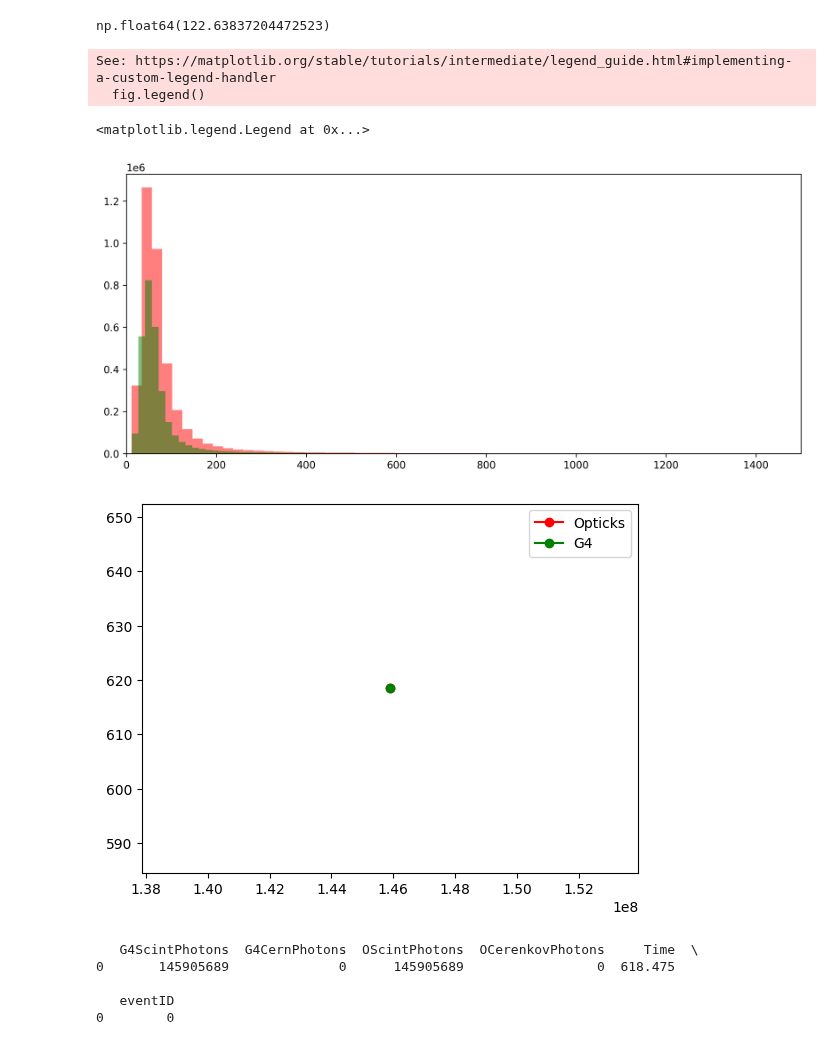
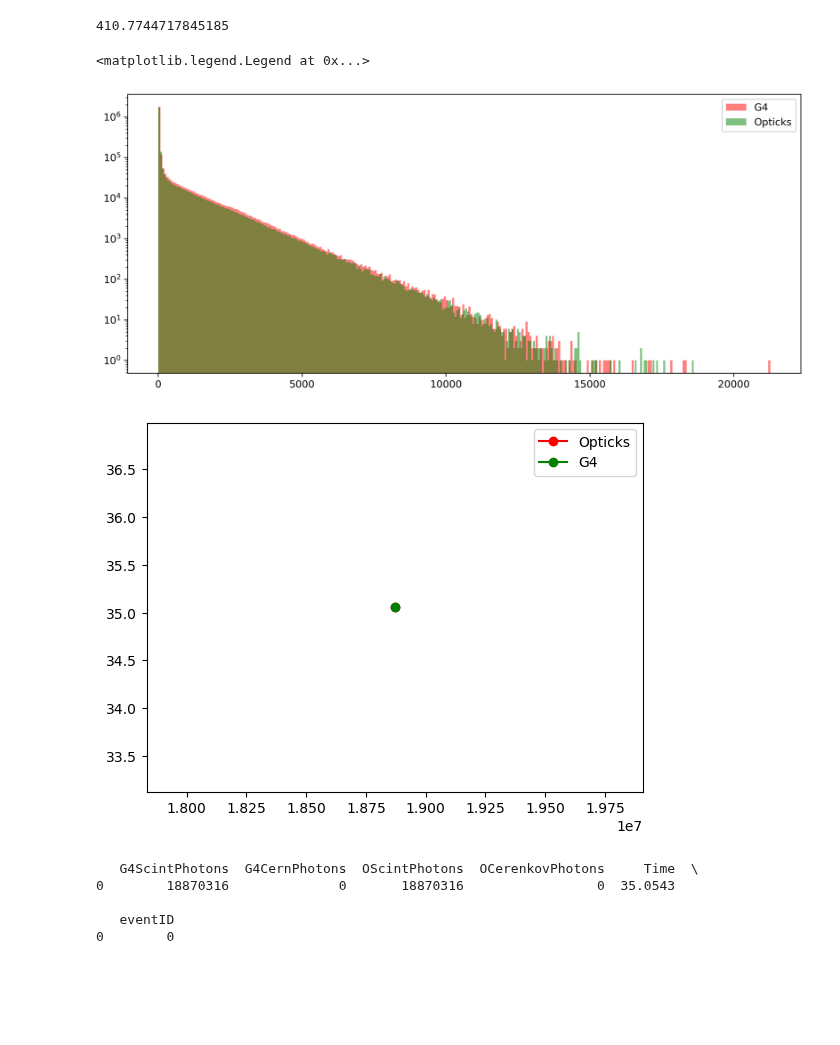
Before and after one commit to nuRiceLab/OpticalSims, a Jupyter notebook: Analysis/G4andOpticksHitsTest.ipynb, the cells around one changed output. Saved outputs shown, nothing was run; the diff lists cells and outputs as text; code cells hidden in the pictures; blank space fills up the shorter version.

```diff
--- a/Analysis/G4andOpticksHitsTest.ipynb
+++ b/Analysis/G4andOpticksHitsTest.ipynb
@@ -66,13 +29,21 @@ def rewrite_geant4_csv_header(input_path, output_path):
             outfile.write(line)
 
 def Getinfo(f1,f2):
-    rewrite_geant4_csv_header(f1,f2)
+    if(f1!=""):
+        rewrite_geant4_csv_header(f1,f2)
     return pd.read_csv(f2)
 # %%
-Folder="build_G4Opticks"
-G4Result=Getinfo(f"../{Folder}/out_nt_Geant4Hits_t0.csv", "Geant4Hits_clean.csv")
-OptResult=Getinfo(f"../{Folder}/out_nt_OpticksHits_t0.csv", "OpticksHits_clean.csv")
-PhotonInfo=Getinfo(f"../{Folder}/out_nt_PhotonInfo_t0.csv", "PhotonInfo_clean.csv")
+Folder="build"
+particle="electron_3GeV"
+isConvert=True
+if(isConvert):
+    G4Result=Getinfo(f"../{Folder}/out_nt_Geant4Hits_t0.csv", f"Test_Geant4Hits_clean_{particle}.csv")
+    OptResult=Getinfo(f"../{Folder}/out_nt_OpticksHits_t0.csv", f"Test_OpticksHits_clean_{particle}.csv")
+    PhotonInfo=Getinfo(f"../{Folder}/out_nt_PhotonInfo_t0.csv", f"Test_PhotonInfo_clean_{particle}.csv")
+else:
+    G4Result=Getinfo("", f"Test_Geant4Hits_clean_{particle}.csv")
+    OptResult=Getinfo("", f"Test_OpticksHits_clean_{particle}.csv")
+    PhotonInfo=Getinfo("", f"Test_PhotonInfo_clean_{particle}.csv")
 # %%
 print(len(OptResult['z']))
 print(len(G4Result['z']))
@@ -104,30 +76,29 @@ for i in range(0,2):
 # %%
 np.mean(G4Result['t'])
 # %% [output]
-np.float64(122.63837204472523)
+410.7744717845185
 # %%
+b=300
 plt.figure(dpi=300,figsize=(12,5))
-plt.hist(G4Result['t'],bins=1000,label="G4",color="red",alpha=0.5)
-plt.hist(OptResult['t'],bins=1000,label="Opticks",color="green",alpha=0.5)
-plt.xlim(0,1500)
-fig.legend()
+plt.hist(G4Result['t'],bins=b,label="G4",color="red",alpha=0.5)
+plt.hist(OptResult['t'],bins=b,label="Opticks",color="green",alpha=0.5)
+plt.semilogy()
+plt.legend()
 # %% [output]
-See: https://matplotlib.org/stable/tutorials/intermediate/legend_guide.html#implementing-a-custom-legend-handler
-  fig.legend()
+<matplotlib.legend.Legend at 0x...>
-<matplotlib.legend.Legend at 0x...>
-[figure, old version]
+[figure, new version]
 # %%
 plt.plot(PhotonInfo["OScintPhotons"],PhotonInfo["Time"],color="red",linestyle='-',marker='o',label="Opticks")
 plt.plot(PhotonInfo["G4ScintPhotons"],PhotonInfo["Time"],color="green",linestyle='-',marker='o',label="G4")
 plt.legend()
 plt.show()
 # %% [output]
-[figure, old version]
+[figure, new version]
 # %%
 print(PhotonInfo)
 # %% [output]
    G4ScintPhotons  G4CernPhotons  OScintPhotons  OCerenkovPhotons     Time  \
-0       145905689              0      145905689                 0  618.475
+0        18870316              0       18870316                 0  35.0543
 
    eventID
 0        0
```
Also changed, not shown: parts of 4 cells of this notebook, 12 other files.
